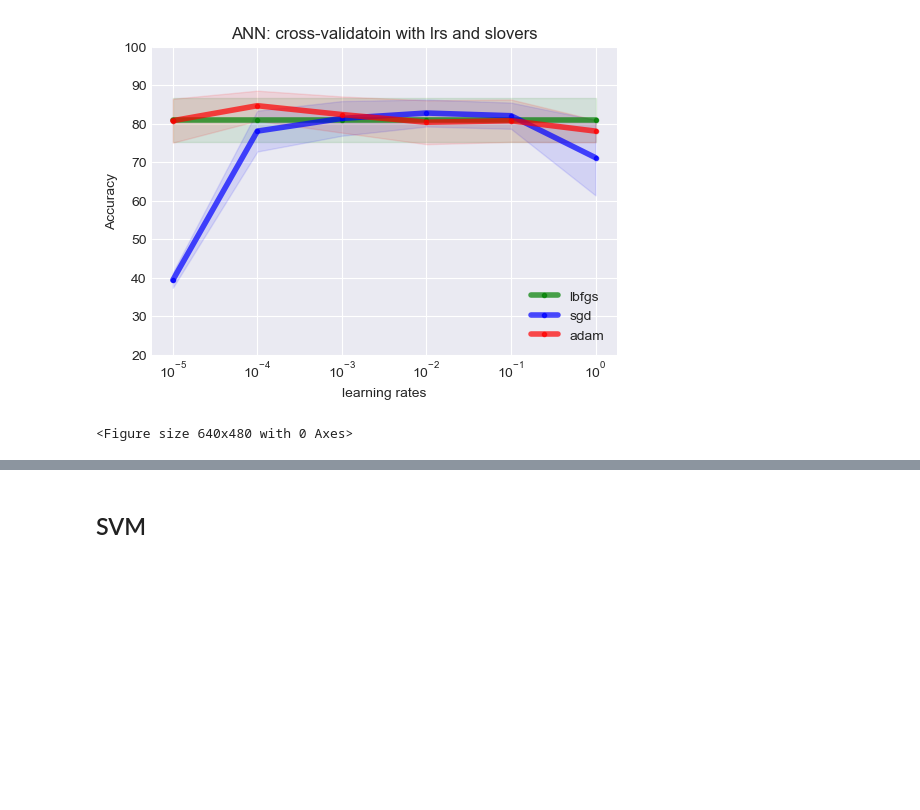
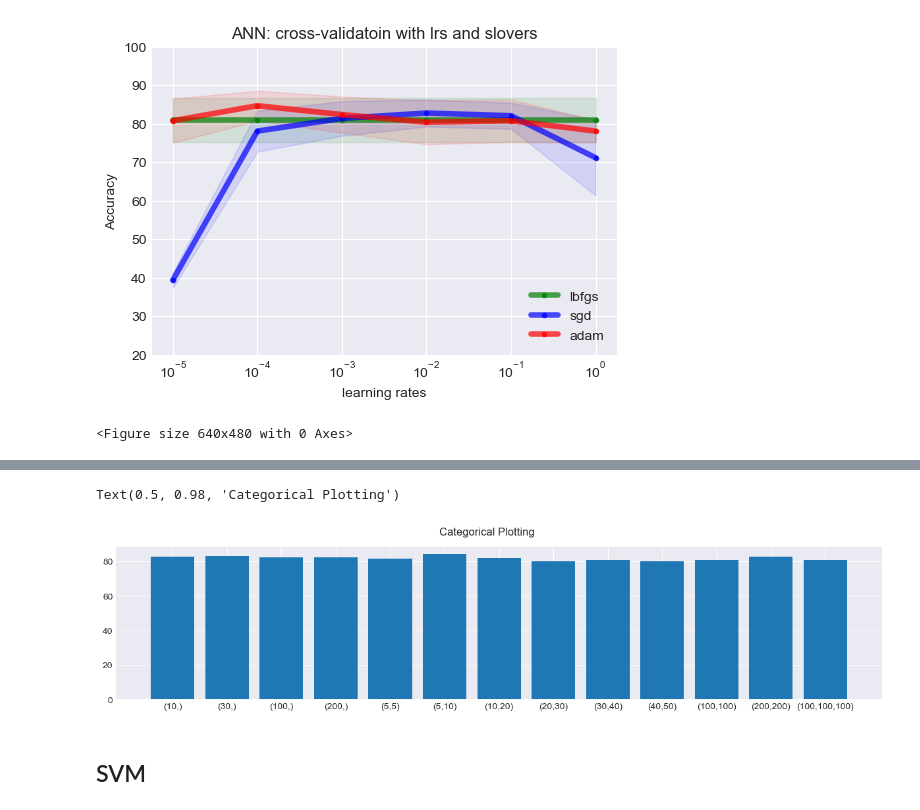
Before and after one commit to Alijafr/ML, a Jupyter notebook: assignment 1/code/Heart attack prediction .ipynb, the cells around one changed output, grey strips where cells are left out. Cells and saved outputs as stored; diff of their text form; code cells hidden in the pictures; blank space fills up the shorter version.

```diff
--- a/assignment 1/code/Heart attack prediction .ipynb
+++ b/assignment 1/code/Heart attack prediction .ipynb
@@ -493,3 +495,18 @@ plt.savefig(save_folder+ "ANN cross validatoin with lrs and slovers.png")
 # %% [output]
 [figure]
 <Figure size 640x480 with 0 Axes>
+# %%
+layers = [(10,),(30,),(100,),(200,),(5,5),(5,10),(10,20),(20,30),(30,40),(40,50),(100,100),(200,200),(100,100,100)]
+mlp_train_layers, mlp_test_layers = np.zeros(len(layers)), np.zeros(len(layers))
+cv_mean_layers, cv_std_layers = np.zeros(len(layers)), np.zeros(len(layers))
+for i,layer in enumerate(layers):
+    clf = MLPClassifier(solver="adam", alpha=0.1,learning_rate_init=1e-3,hidden_layer_sizes=layer,activation='relu', random_state=7,max_iter=1500)
+    clf = clf.fit(X_train, y_train)
+
+    y_pred_train = clf.predict(X_train)
+    y_pred = clf.predict(X_test)
+    mlp_train_layers[i] = round(clf.score(X_train, y_train)*100,1)
+    mlp_test_layers[i] =  round(clf.score(X_test,y_test)*100,1)
+    cv_result = cross_val_score(clf,X,y.squeeze(1)) # uses R^2 as score
+    cv_mean_layers[i] = round(cv_result.mean()*100,1)
+    cv_std_layers[i] = round(cv_result.std(),1)
@@ -496,3 +526,11 @@ plt.savefig(save_folder+ "ANN cross validatoin with lrs and slovers.png")
+# %%
+layers_string = ['(10,)','(30,)','(100,)','(200,)','(5,5)','(5,10)','(10,20)','(20,30)','(30,40)','(40,50)','(100,100)','(200,200)','(100,100,100)']
+fig, axs = plt.subplots(1 ,figsize=(15, 3), sharey=True)
+axs.bar(layers_string, cv_mean_layers)
+fig.suptitle('Categorical Plotting')
+# %% [output]
+Text(0.5, 0.98, 'Categorical Plotting')
+[figure, added]
 # %% [markdown]
 ## SVM
 # %%
```
Also changed, not shown: parts of 6 cells of this notebook, 17 other files.
